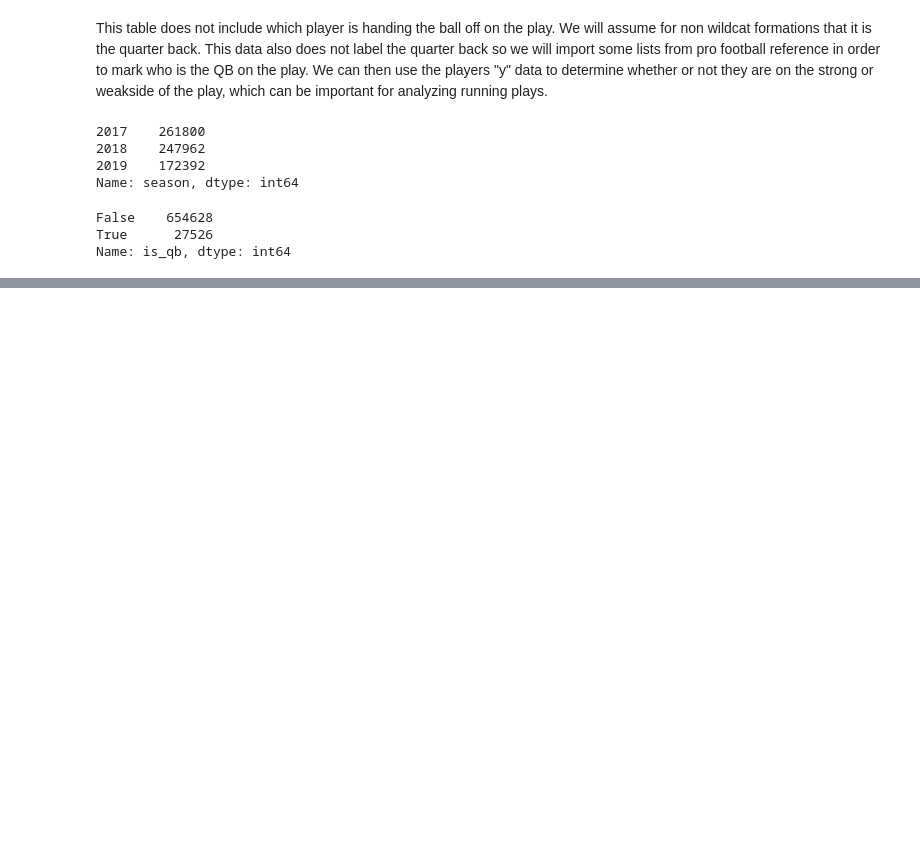
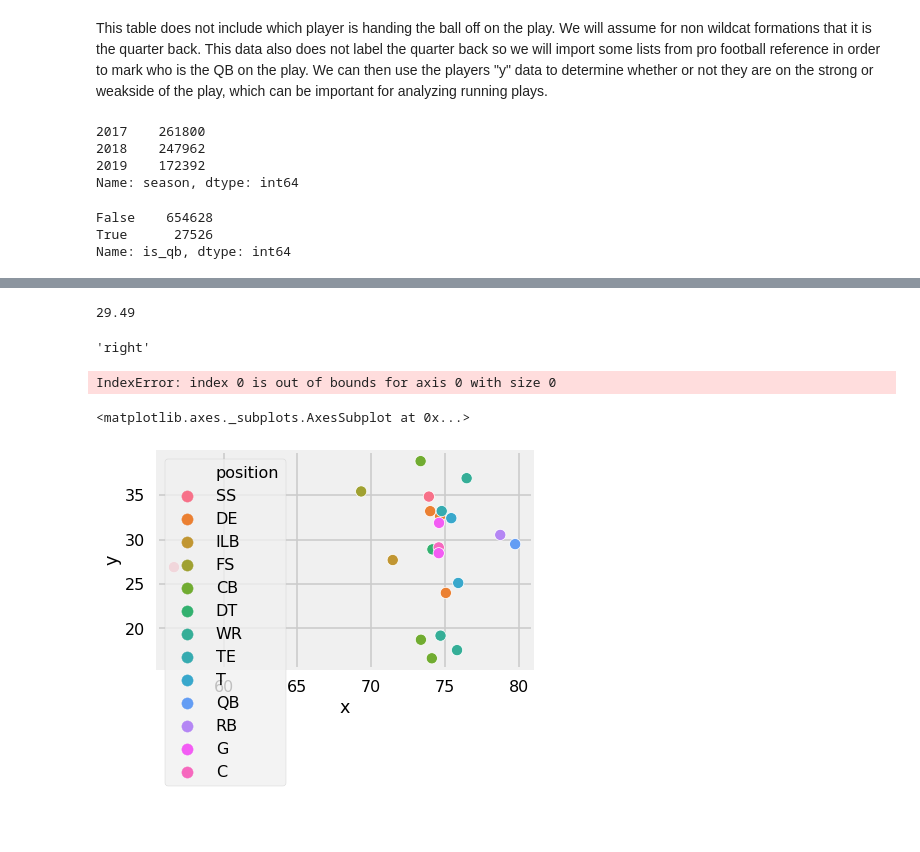
Before and after one commit to acoco10/nfl_big_data_bowl, a Jupyter notebook: Untitled.ipynb, the cells around one changed output, grey strips where cells are left out. Saved outputs shown, nothing was run; the diff lists cells and outputs as text; code cells hidden in the pictures; blank space fills up the shorter version.

```diff
--- a/Untitled.ipynb
+++ b/Untitled.ipynb
@@ -202,0 +230,36 @@ Name: y, Length: 682154, dtype: float64
+# %%
+def hash_mark(playid):
+    play_direction = (df[(df.position == 'RB')&(df.playid == playid)]['x'].values[0] -
+                     df[(df.position == 'FS')&(df.playid == playid)]['x'].values[0])
+    hash_mark = ''
+    snap = df[(df.playid == playid) & (df.is_qb == True)]['y'].values[0]
+    if play_direction > 0 and  snap <= 25:
+        hash_mark = "left"
+    elif play_direction > 0 and snap >= 29:
+        hash_mark = "right"
+    elif play_direction < 0 and snap <= 25:
+        hash_mark = "right"
+    elif play_direction < 0 and snap >= 29:
+        hash_mark = 'left'
+    else:
+        hash_mark = "middle"
+    return hash_mark
+# %%
+df[(df.playid == 20170907000118) & (df.is_qb == True)]['y'].values[0]
+# %% [output]
+29.49
+# %%
+hash_mark(20170907000118)
+# %% [output]
+'right'
+# %%
+df["hash_mark"] = df.playid.apply(lambda x: hash_mark(x))
+# %% [output]
+IndexError: index 0 is out of bounds for axis 0 with size 0
+# %%
+sns.scatterplot(x = "x", y ="y", data = df[df.playid == 20170907000118], hue = "position")
+# %% [output]
+<matplotlib.axes._subplots.AxesSubplot at 0x...>
+[figure, added]
+# %% [markdown]
+###
```
Also changed, not shown: parts of 9 cells of this notebook.
